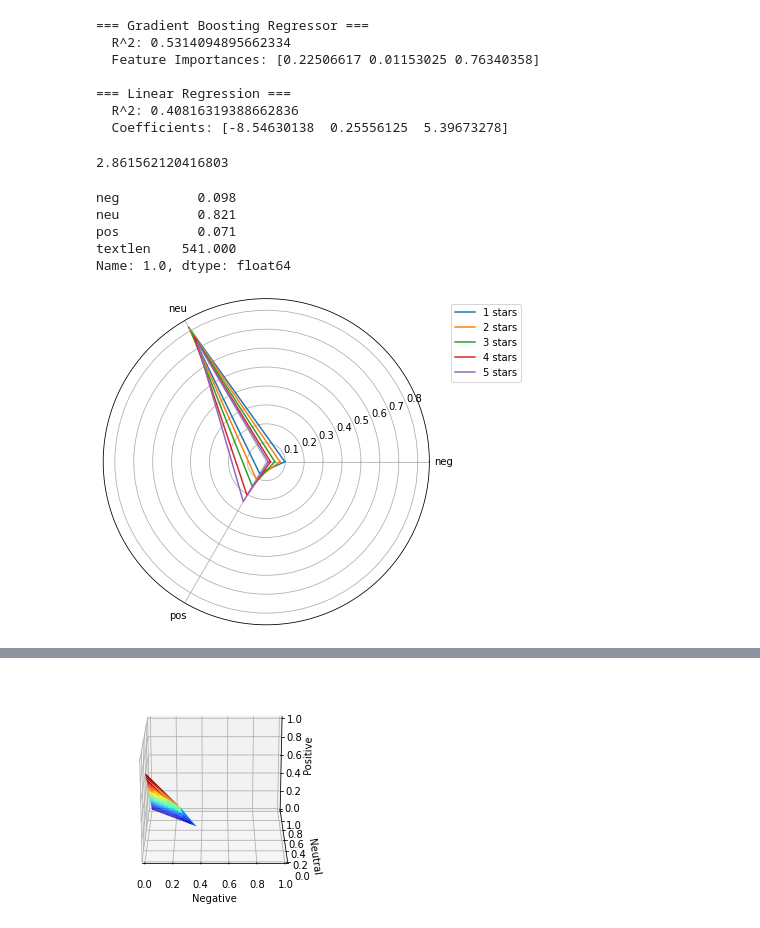
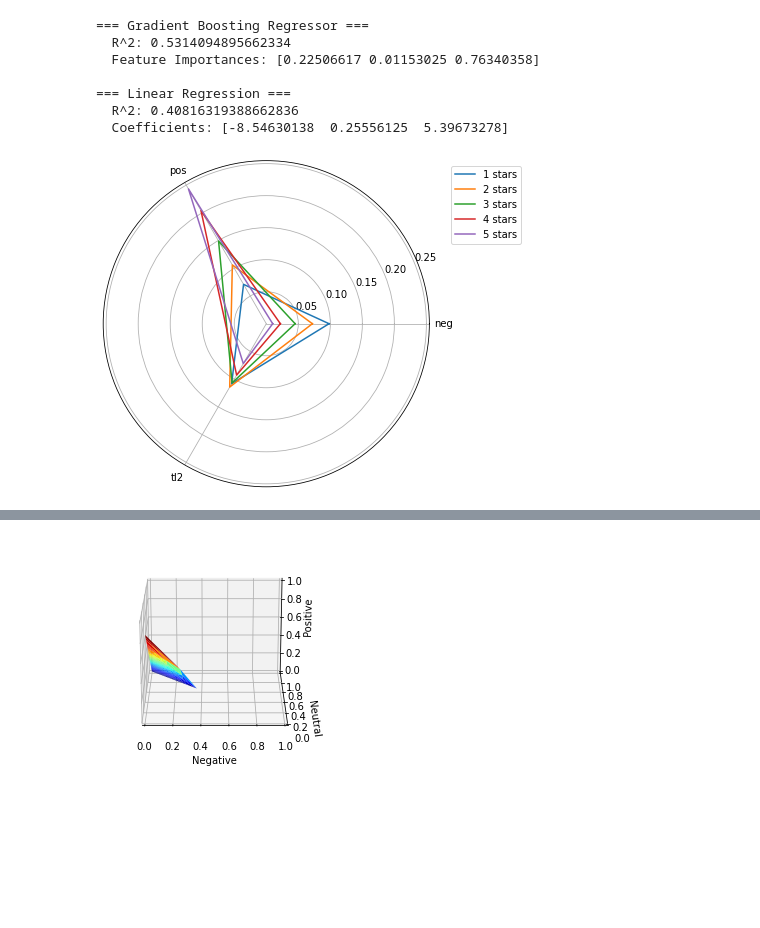
Before and after one commit to spencerfitch/yelp-datascience, a Jupyter notebook: project.ipynb, the cells around one changed output, grey strips where cells are left out. Drawn from its saved outputs; the diff is of its cells as text; code cells hidden in the pictures; blank space fills up the shorter version.

Commit message:
Finished data analysis

```diff
--- a/project.ipynb
+++ b/project.ipynb
@@ -707,3 +854,7 @@ save_data(df, 'review_sentiment.pickle')
+# %%
+df = load_data('review_sentiment.pickle')
+# %%
+df['textlen'] = df.text.apply(len)
 # %%
 from sklearn.model_selection import cross_val_score
 from sklearn.linear_model import LinearRegression
@@ -745,7 +896,3 @@ print('  Coefficients: {0}'.format(linear.coef_))
 === Linear Regression ===
   R^2: 0.40816319388662836
   Coefficients: [-8.54630138  0.25556125  5.39673278]
-# %%
-linear.intercept_
-# %% [output]
-2.861562120416803
@@ -754,26 +899,19 @@ grouped = df.groupby('stars')
-# %%
-median = grouped.median()
-# %% [output]
-neg          0.098
-neu          0.821
-pos          0.071
-textlen    541.000
-Name: 1.0, dtype: float64
 # %%
-cols = ['neg', 'neu', 'pos']
+median = df.groupby('stars').median()
+cols = ['neg', 'pos', 'tl2']
 
 from math import pi
 from numpy import linspace
 theta = linspace(0, 2*pi, len(cols)+1)
 
 plt.figure(figsize=(6,6))
 plt.polar()
 for i in range(0, 5):
-    d = list(median.iloc[i].values[:-1])
+    d = list(median.iloc[i][cols])
     d.append(d[0])
     plt.plot(theta, d, label='{0} stars'.format(i+1))
 plt.xticks(theta[:-1], cols)
 plt.legend(bbox_to_anchor=(1.05, 1), loc='upper left')
 plt.show()
 # %% [output]
-[figure, old version]
+[figure, new version]
```
Also changed, not shown: parts of 47 cells of this notebook.
